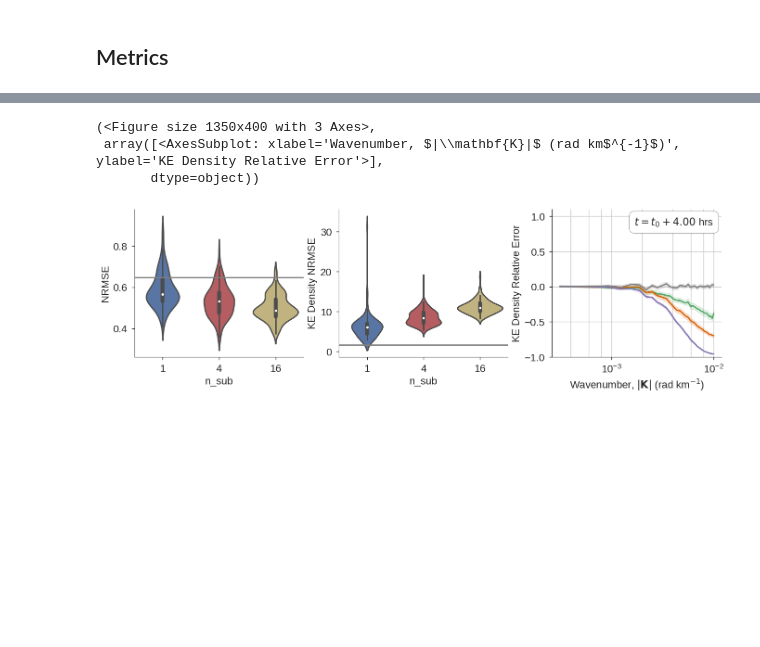
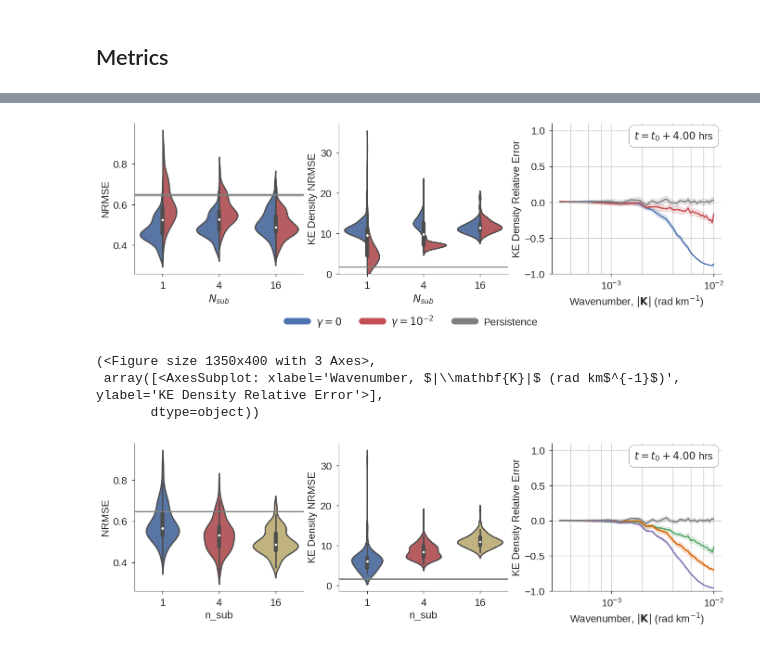
Before and after one commit to timothyas/rc-gfd, a Jupyter notebook: notebooks/plot_esn_activation.ipynb, the cells around one changed output, grey strips where cells are left out. Cells and saved outputs as stored; diff of their text form; code cells hidden in the pictures; blank space fills up the shorter version.

```diff
--- a/notebooks/plot_esn_activation.ipynb
+++ b/notebooks/plot_esn_activation.ipynb
@@ -118,3 +117,8 @@ fig, axs = compare_metrics(ds, gamma=1e-2, n_sub=1)
+# %%
+fig, axs = compare_metrics(ds.sel(activation="sine"), gamma=[0, 1e-2], n_sub=1, hue="gamma")
+fig.savefig(f"{fig_dir}/rc_sine_gamma_quantitative.pdf", bbox_inches="tight")
+# %% [output]
+[figure, added]
 # %%
 gamma=1e-2
 fig, axs = mp(ds.sel(gamma=gamma), show_time=False)
```
Also changed, not shown: parts of 5 cells of this notebook, 3 other files.
